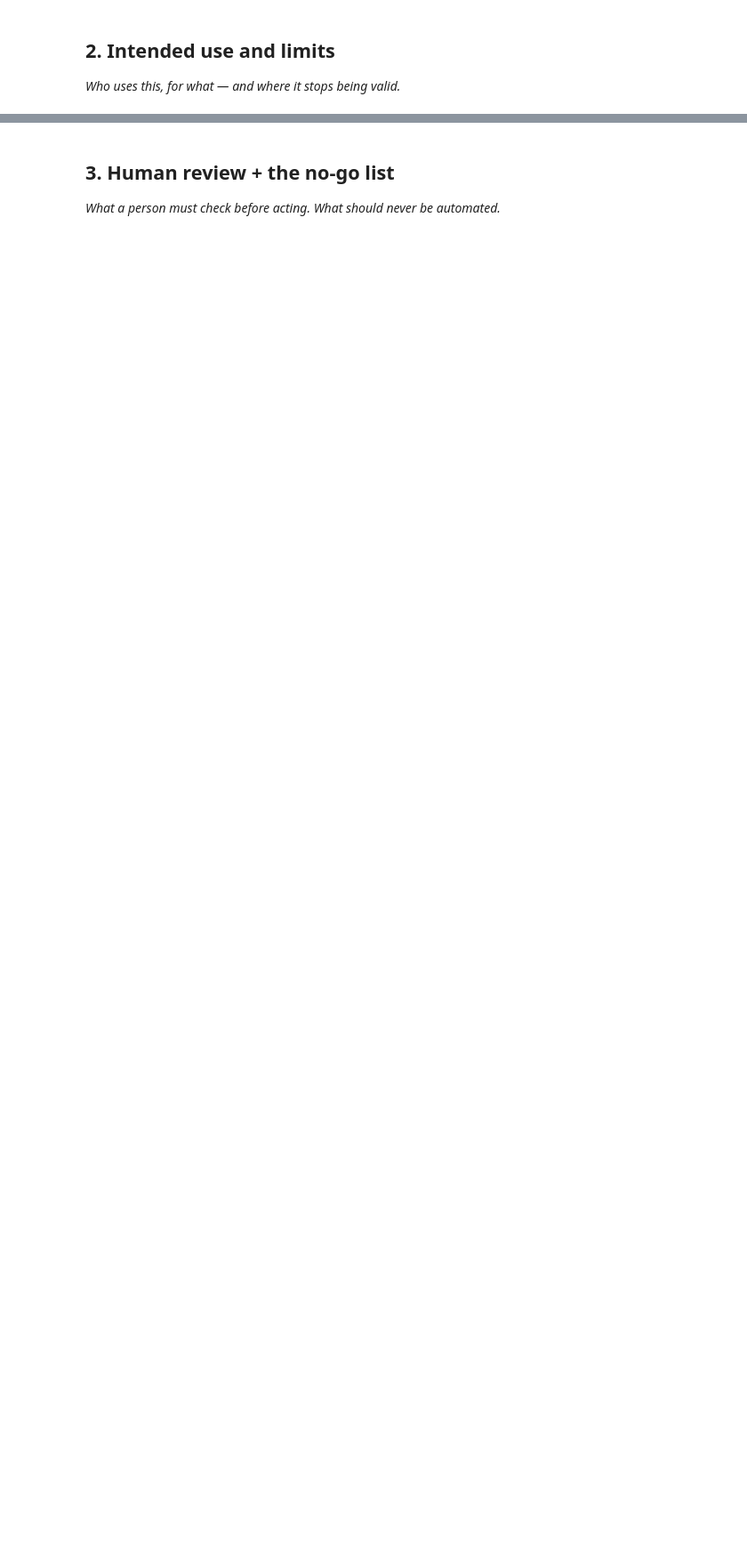
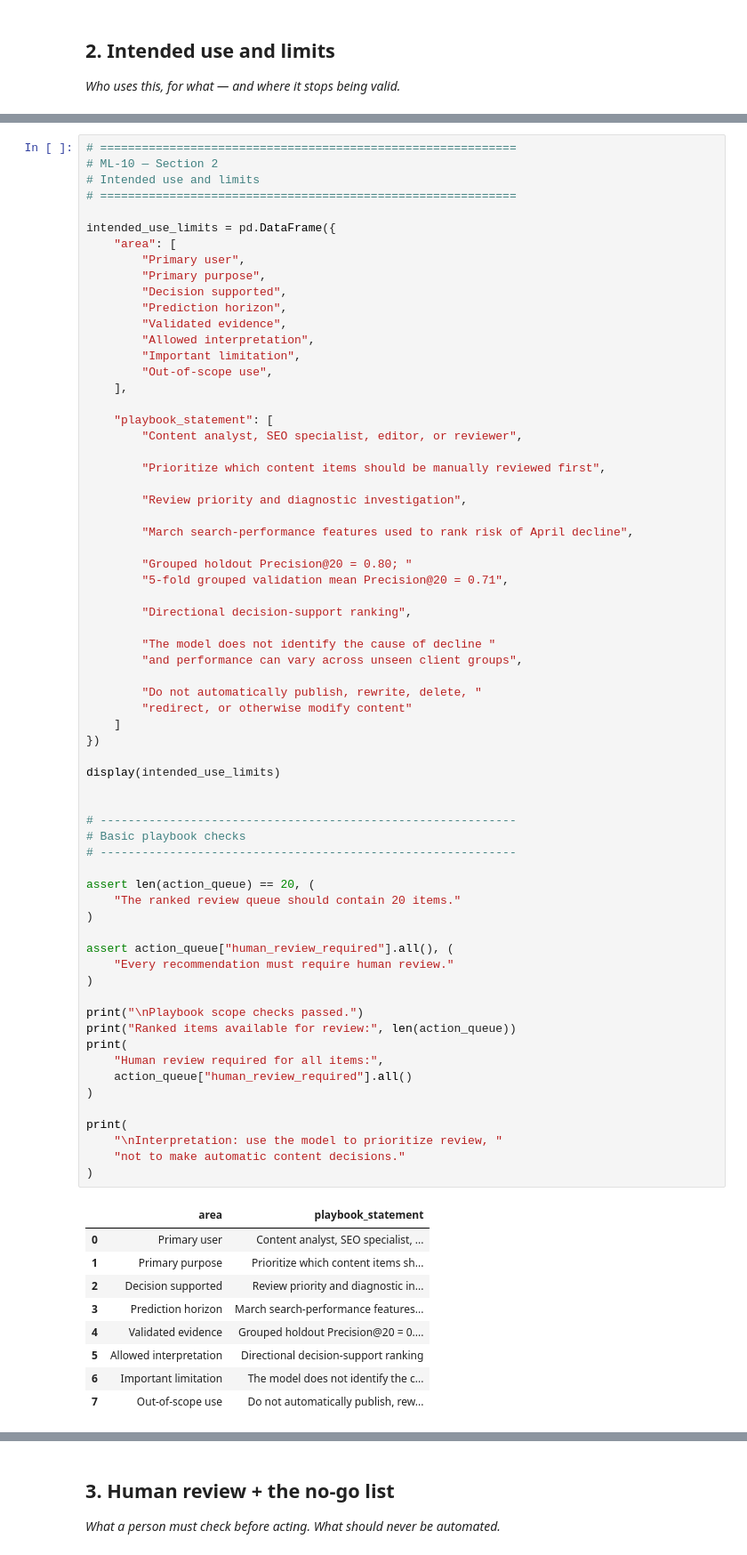
Before and after one commit to azam-hussain-ml/Starter-Notebook-flyrank-ml-internship, a Jupyter notebook: work/notebooks/w07_action_playbook.ipynb, the cells around one changed output, grey strips where cells are left out. Shown at 89% size. Drawn from its saved outputs; the diff is of its cells as text; blank space fills up the shorter version.

Commit message:
Complete ML-10 Content Action Playbook

```diff
--- a/work/notebooks/w07_action_playbook.ipynb
+++ b/work/notebooks/w07_action_playbook.ipynb
@@ -16,0 +580,76 @@ This skeleton is yours to fill. Work the sections **in order** — each one has
+# %%
+# ============================================================
+# ML-10 — Section 2
+# Intended use and limits
+# ============================================================
+
+intended_use_limits = pd.DataFrame({
+    "area": [
+        "Primary user",
+        "Primary purpose",
+        "Decision supported",
+        "Prediction horizon",
+        "Validated evidence",
+        "Allowed interpretation",
+        "Important limitation",
+        "Out-of-scope use",
+    ],
+
+    "playbook_statement": [
+        "Content analyst, SEO specialist, editor, or reviewer",
+
+        "Prioritize which content items should be manually reviewed first",
+
+        "Review priority and diagnostic investigation",
+
+        "March search-performance features used to rank risk of April decline",
+
+        "Grouped holdout Precision@20 = 0.80; "
+        "5-fold grouped validation mean Precision@20 = 0.71",
+
+        "Directional decision-support ranking",
+
+        "The model does not identify the cause of decline "
+        "and performance can vary across unseen client groups",
+
+        "Do not automatically publish, rewrite, delete, "
+        "redirect, or otherwise modify content"
+    ]
+})
+
+display(intended_use_limits)
+
+
+# ------------------------------------------------------------
+# Basic playbook checks
+# ------------------------------------------------------------
+
+assert len(action_queue) == 20, (
+    "The ranked review queue should contain 20 items."
+)
+
+assert action_queue["human_review_required"].all(), (
+    "Every recommendation must require human review."
+)
+
+print("\nPlaybook scope checks passed.")
+print("Ranked items available for review:", len(action_queue))
+print(
+    "Human review required for all items:",
+    action_queue["human_review_required"].all()
+)
+
+print(
+    "\nInterpretation: use the model to prioritize review, "
+    "not to make automatic content decisions."
+)
+# %% [output]
+|  | area | playbook_statement |
+| 0 | Primary user | Content analyst, SEO specialist, ... |
+| 1 | Primary purpose | Prioritize which content items sh... |
+| 2 | Decision supported | Review priority and diagnostic in... |
+| 3 | Prediction horizon | March search-performance features... |
+| 4 | Validated evidence | Grouped holdout Precision@20 = 0.... |
+| 5 | Allowed interpretation | Directional decision-support ranking |
+| 6 | Important limitation | The model does not identify the c... |
+| 7 | Out-of-scope use | Do not automatically publish, rew... |
```
Also changed, not shown: parts of 10 cells of this notebook.
